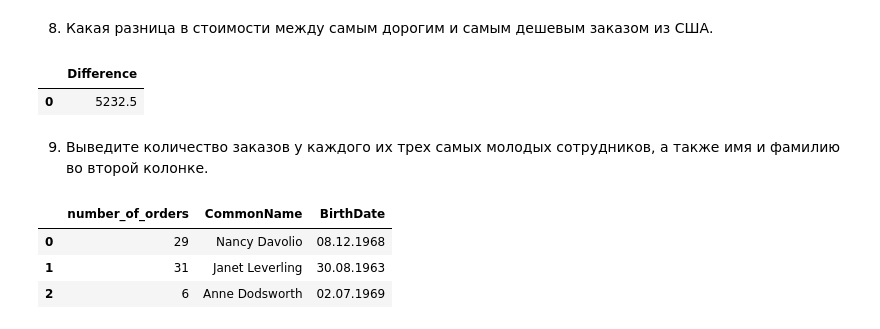
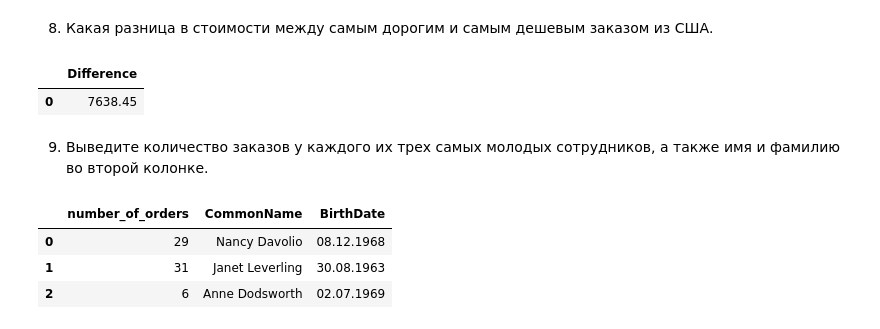
Before and after one commit to Albomor1/DS_school_Morozov, a Jupyter notebook: DS Lesson 11 (first part of sql).ipynb, the cells around one changed output. Saved outputs shown, nothing was run; the diff lists cells and outputs as text; code cells hidden in the pictures.

```diff
--- a/DS Lesson 11 (first part of sql).ipynb
+++ b/DS Lesson 11 (first part of sql).ipynb
@@ -229,27 +261,27 @@ pd.read_sql(
 # %%
 tasks+=1
 pd.read_sql(
     '''
-    /*Объединяем Customers и Order в CustomersOrders*/
+ /*Объединяем Customers и Order в CustomersOrders*/
     with qCusOr as (SELECT c.CustomerID, o.OrderID FROM Customers c
     join Orders o on c.CustomerID=o.CustomerID where c.Country='USA'),
     CusOr as (SELECT * FROM qCusOr),
     /*Объединяем OrderDetails и CustomersOrders*/
-    qCusOrOd as (SELECT od.ProductID,od.Quantity, co.CustomerID FROM OrderDetails od
+    qCusOrOd as (SELECT od.ProductID,od.Quantity, co.OrderID, co.CustomerID FROM OrderDetails od
     join CusOR co on od.OrderId=co.OrderID),
     CusOrOd as (SELECT * from qCusOrOd),
     /*Объединяем Products и CustomersOrdersDeatails*/
-    qCusOrOdP as (SELECT p.Price,cod.Quantity FROM Products p
+    qCusOrOdP as (SELECT cod.OrderID,p.Price,cod.Quantity FROM Products p
     join CusOrOD cod on p.ProductID=cod.ProductID),
-    CusOrOdP as (SELECT * FROM qCusOrOdP)
+    CusOrOdP as (SELECT OrderID, sum(Price*Quantity) PQ FROM qCusOrOdP Group By OrderID)
     /*Считаем разницу*/
-    SELECT (MAX(Price*Quantity)-MIN(Price*Quantity)) Difference FROM CusOrOdP
+    SELECT (MAX(PQ)-MIN(PQ)) Difference FROM CusOrOdP
     ''',
     con,
 )
 # %% [output]
 |  | Difference |
-| 0 | 5232.5 |
+| 0 | 7638.45 |
 # %% [markdown]
 9. Выведите количество заказов у каждого их трех самых молодых сотрудников, а также имя и фамилию во второй колонке.
 # %%
```
Also changed, not shown: parts of 5 cells of this notebook.
